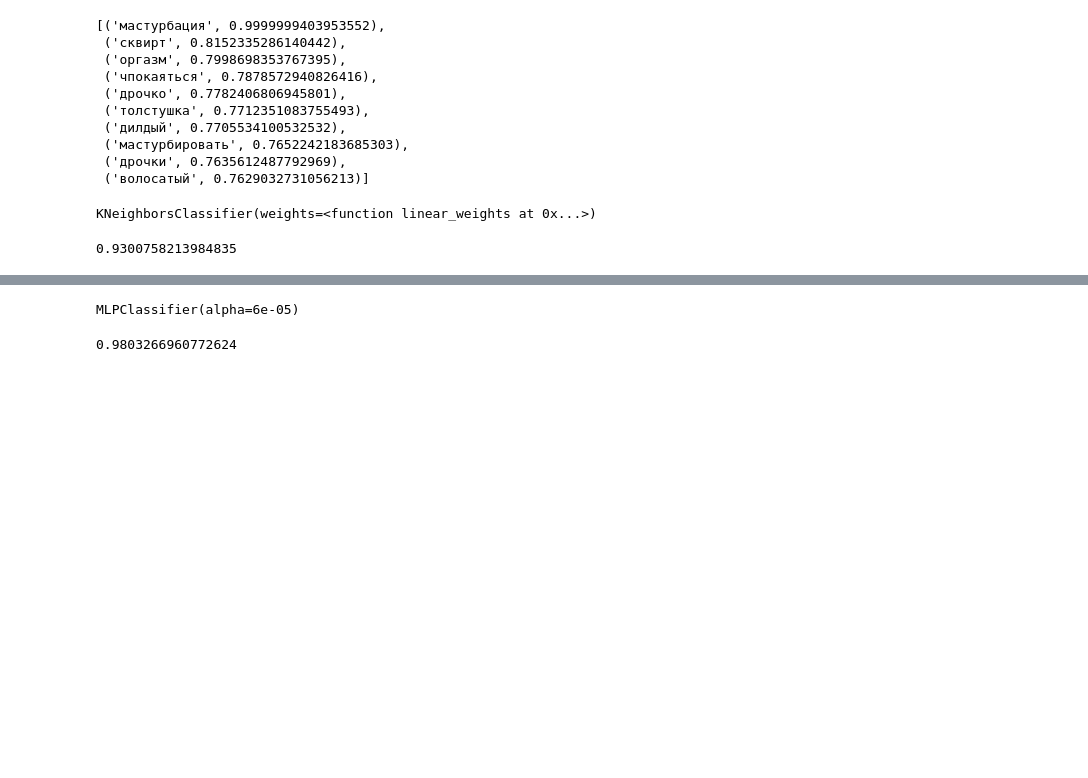
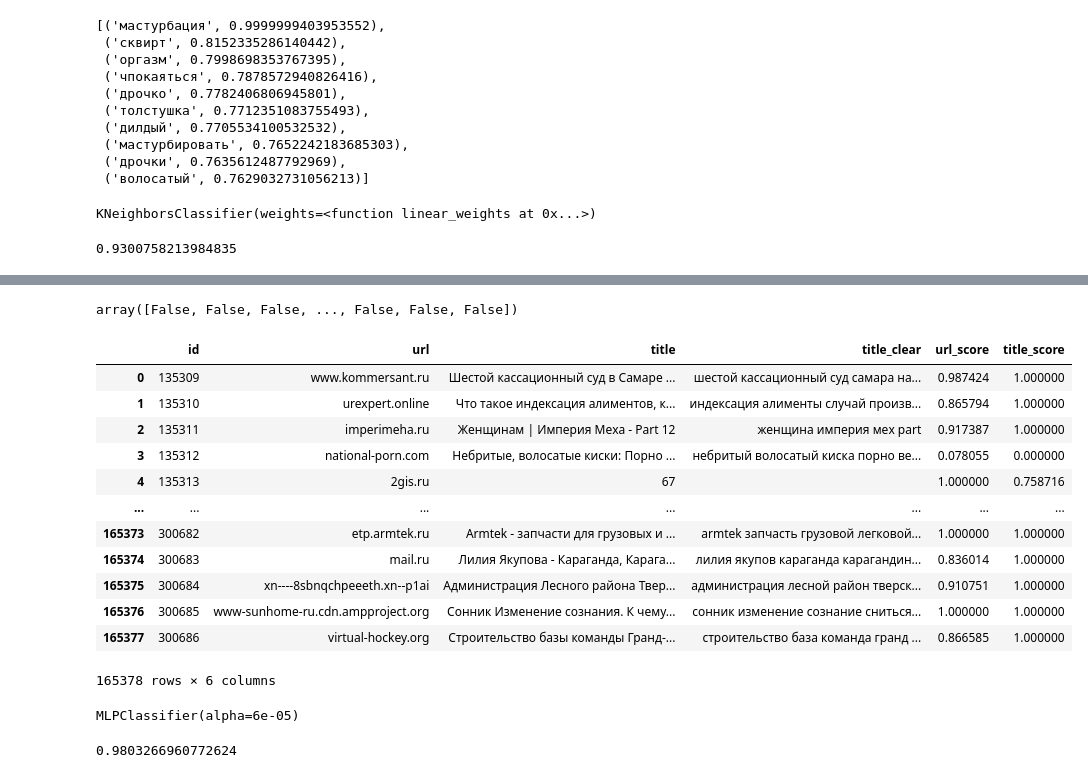
Before and after one commit to ladudin/HW-ClassicML, a Jupyter notebook: lecture05/kaggle/hw3_done.ipynb, the cells around one changed output, grey strips where cells are left out. Saved outputs shown, nothing was run; the diff lists cells and outputs as text; code cells hidden in the pictures; blank space fills up the shorter version.

```diff
--- a/lecture05/kaggle/hw3_done.ipynb
+++ b/lecture05/kaggle/hw3_done.ipynb
@@ -250,0 +302,2 @@ def parse_url(url):
+# %%
+X_train, X_val, y_train, y_val = train_test_split(X, y, train_size=0.75, random_state=SEED, shuffle=False)
@@ -253,7 +312,7 @@ url_model = Pipeline([
     (
         'vectorizer',
         TfidfVectorizer(
-            lowercase=True, ngram_range=(1, 1), analyzer='word',
+            lowercase=True, ngram_range=(3, 5), analyzer='char',
             preprocessor=preprocessor, min_df=3, max_df=0.5
         )
     ),
@@ -426 +497,3 @@ X["url_score"] = url_model.predict_proba(X["url"])[:, 0]
+# %%
+X_test["url_score"] = url_model.predict_proba(X_test["url"])[:, 0]
 # %%
@@ -428 +501,3 @@ X["title_score"] = title_model.predict_proba(X["title_clear"])[:, 0]
+# %%
+X_test["title_score"] = title_model.predict_proba(X_test["title_clear"])[:, 0]
 # %%
@@ -461,0 +525,20 @@ f1_score(y_val, y_pred)
+# %%
+y_test_pred
+# %% [output]
+array([False, False, False, ..., False, False, False])
+# %%
+X_test
+# %% [output]
+|  | id | url | title | title_clear | url_score | title_score |
+| 0 | 135309 | www.kommersant.ru | Шестой кассационный суд в Самаре ... | шестой кассационный суд самара на... | 0.987424 | 1.000000 |
+| 1 | 135310 | urexpert.online | Что такое индексация алиментов, к... | индексация алименты случай произв... | 0.865794 | 1.000000 |
+| 2 | 135311 | imperimeha.ru | Женщинам | Империя Меха - Part 12 | женщина империя мех part | 0.917387 | 1.000000 |
+| 3 | 135312 | national-porn.com | Небритые, волосатые киски: Порно ... | небритый волосатый киска порно ве... | 0.078055 | 0.000000 |
+| 4 | 135313 | 2gis.ru | 67 |  | 1.000000 | 0.758716 |
+| ... | ... | ... | ... | ... | ... | ... |
+| 165373 | 300682 | etp.armtek.ru | Armtek - запчасти для грузовых и ... | armtek запчасть грузовой легковой... | 1.000000 | 1.000000 |
+| 165374 | 300683 | mail.ru | Лилия Якупова - Караганда, Карага... | лилия якупов караганда карагандин... | 0.836014 | 1.000000 |
+| 165375 | 300684 | xn----8sbnqchpeeeth.xn--p1ai | Администрация Лесного района Твер... | администрация лесной район тверск... | 0.910751 | 1.000000 |
+| 165376 | 300685 | www-sunhome-ru.cdn.ampproject.org | Сонник Изменение сознания. К чему... | сонник изменение сознание сниться... | 1.000000 | 1.000000 |
+| 165377 | 300686 | virtual-hockey.org | Строительство базы команды Гранд-... | строительство база команда гранд ... | 0.866585 | 1.000000 |
+165378 rows × 6 columns
```
Also changed, not shown: parts of 49 cells of this notebook, 5 other files.
